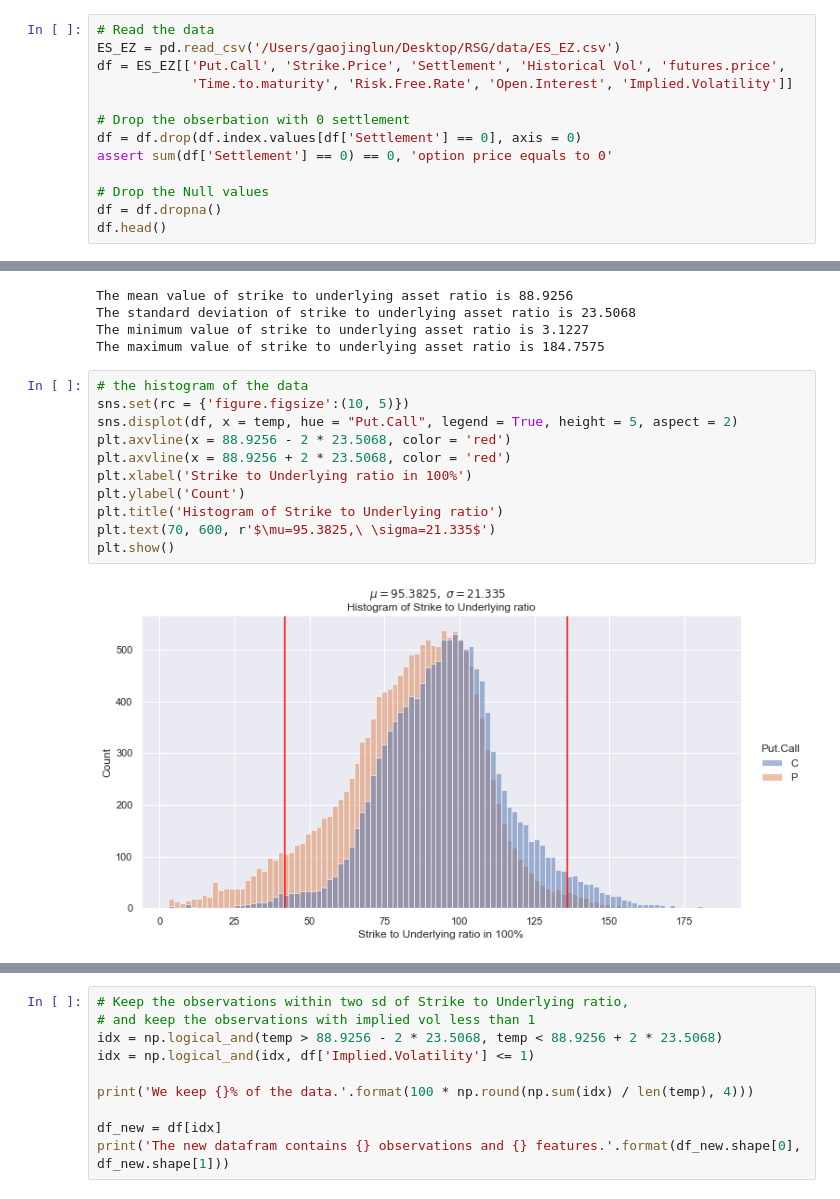
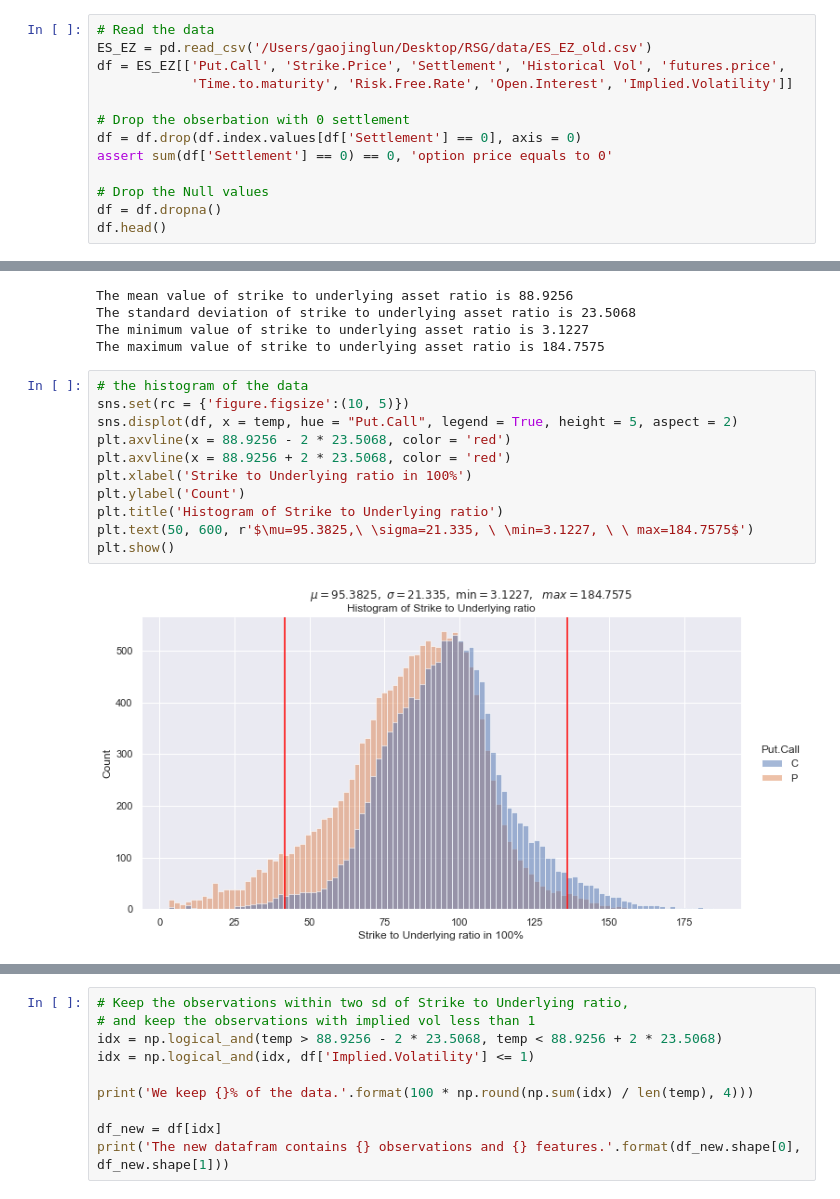
Before and after one commit to JinglunGao/RSG, a Jupyter notebook: phase1/1.7/1.7 EDA.ipynb, the cells around one changed output, grey strips where cells are left out. Cells and saved outputs as stored; diff of their text form.

```diff
--- a/phase1/1.7/1.7 EDA.ipynb
+++ b/phase1/1.7/1.7 EDA.ipynb
@@ -12,7 +12,7 @@ import warnings
 warnings.filterwarnings("ignore")
 # %%
 # Read the data
-ES_EZ = pd.read_csv('/Users/gaojinglun/Desktop/RSG/data/ES_EZ.csv')
+ES_EZ = pd.read_csv('/Users/gaojinglun/Desktop/RSG/data/ES_EZ_old.csv')
 df = ES_EZ[['Put.Call', 'Strike.Price', 'Settlement', 'Historical Vol', 'futures.price',
             'Time.to.maturity', 'Risk.Free.Rate', 'Open.Interest', 'Implied.Volatility']]
 
@@ -46,16 +46,16 @@ The maximum value of strike to underlying asset ratio is 184.7575
 # %%
 # the histogram of the data
 sns.set(rc = {'figure.figsize':(10, 5)})
 sns.displot(df, x = temp, hue = "Put.Call", legend = True, height = 5, aspect = 2)
 plt.axvline(x = 88.9256 - 2 * 23.5068, color = 'red')
 plt.axvline(x = 88.9256 + 2 * 23.5068, color = 'red')
 plt.xlabel('Strike to Underlying ratio in 100%')
 plt.ylabel('Count')
 plt.title('Histogram of Strike to Underlying ratio')
-plt.text(70, 600, r'$\mu=95.3825,\ \sigma=21.335$')
+plt.text(50, 600, r'$\mu=95.3825,\ \sigma=21.335, \ \min=3.1227, \ \ max=184.7575$')
 plt.show()
 # %% [output]
-[figure, old version]
+[figure, new version]
 # %%
 sns.displot(df, x = 'Implied.Volatility', hue = "Put.Call", legend = True, height = 5, aspect = 2)
 plt.xlabel('Implied.Volatility')
```
Also changed, not shown: parts of 1 cell of this notebook, 1 other file.
